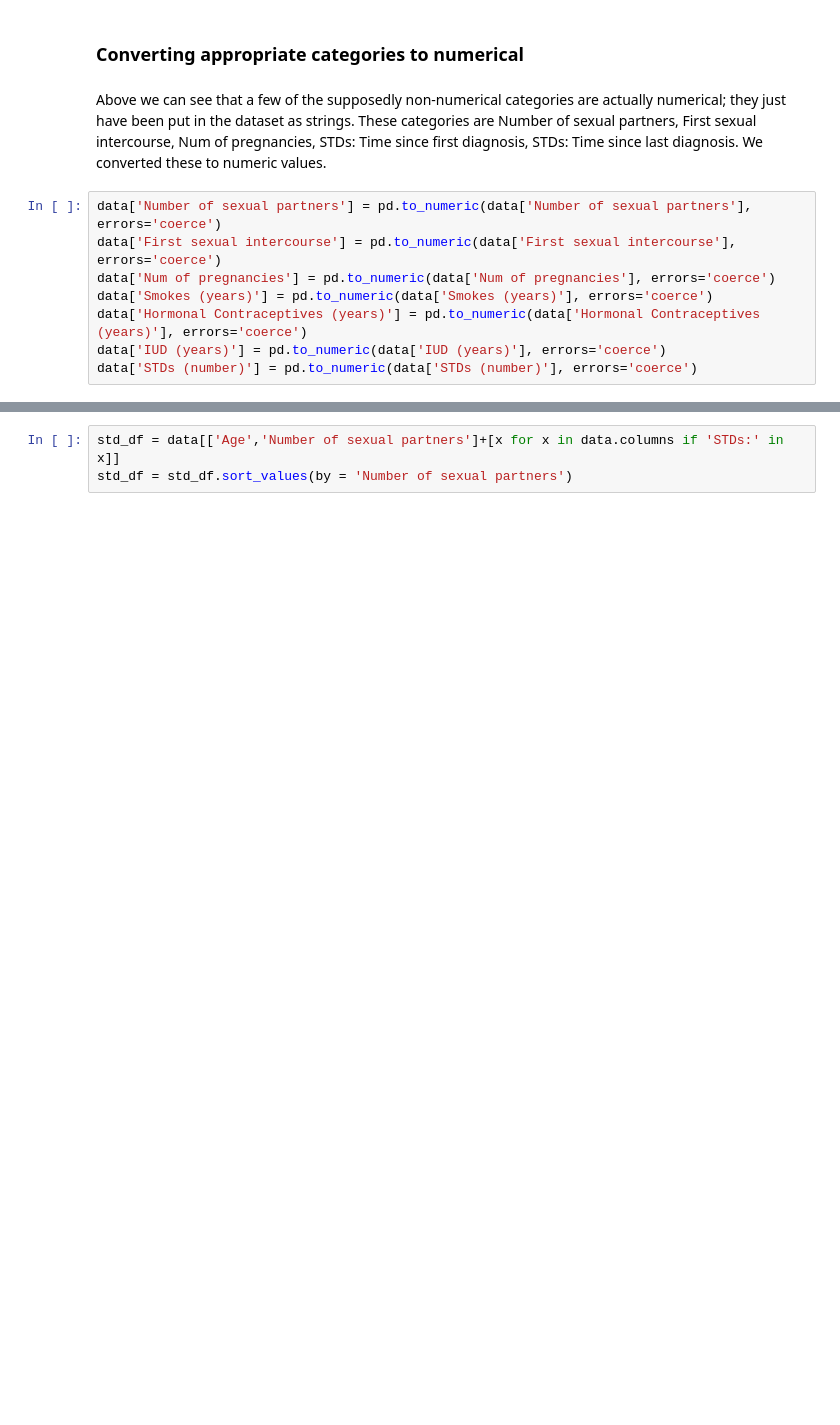
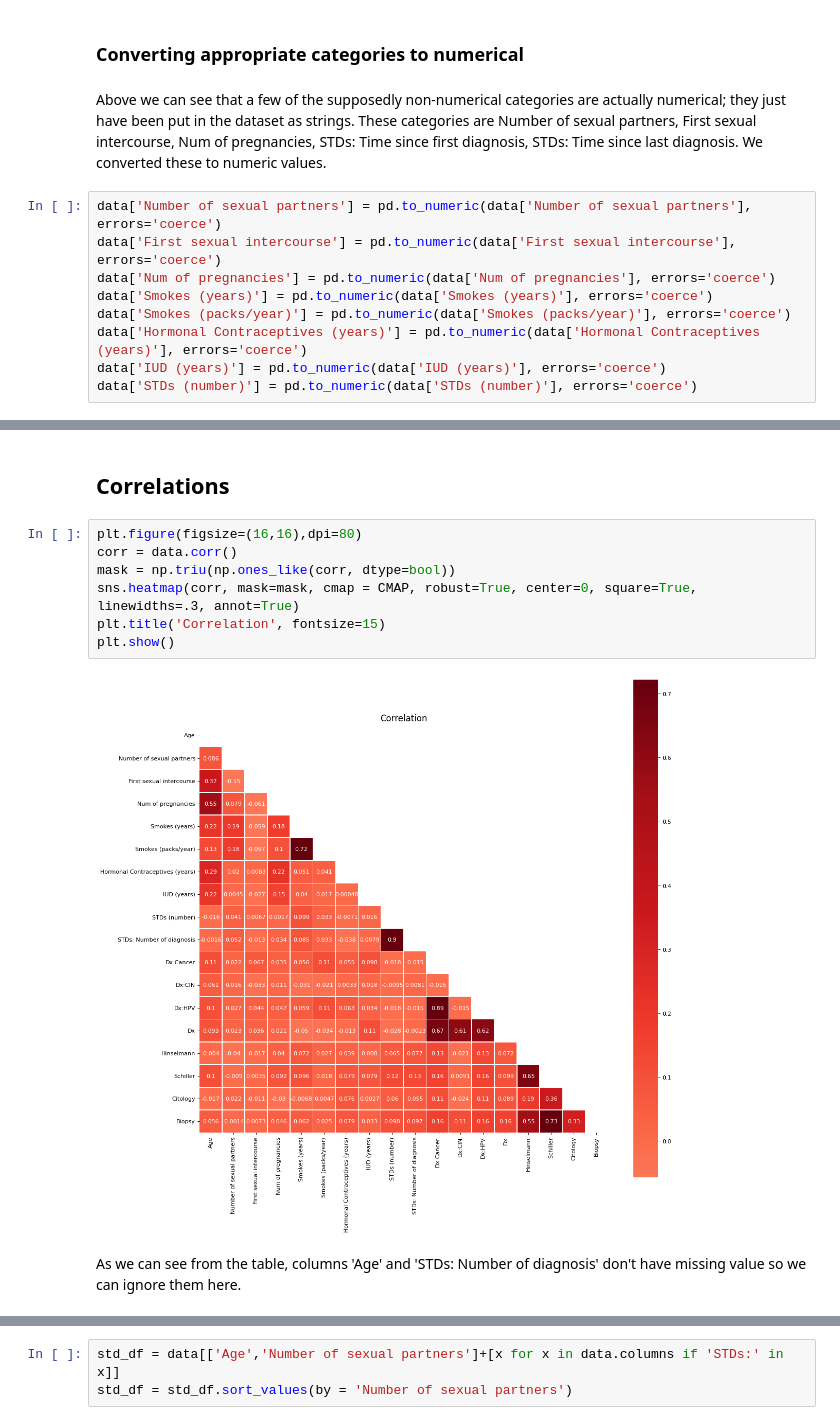
Before and after one commit to Shruti-Kaushal/Constructing-Risk-Profiles-for-Cervical-Cancer, a Jupyter notebook: Exploratory Analysis and Visualization.ipynb, the cells around one changed output, grey strips where cells are left out. Cells and saved outputs as stored; diff of their text form; blank space fills up the shorter version.

```diff
--- a/Exploratory Analysis and Visualization.ipynb
+++ b/Exploratory Analysis and Visualization.ipynb
@@ -113,6 +168,7 @@ data['Number of sexual partners'] = pd.to_numeric(data['Number of sexual partner
 data['First sexual intercourse'] = pd.to_numeric(data['First sexual intercourse'], errors='coerce')
 data['Num of pregnancies'] = pd.to_numeric(data['Num of pregnancies'], errors='coerce')
 data['Smokes (years)'] = pd.to_numeric(data['Smokes (years)'], errors='coerce')
+data['Smokes (packs/year)'] = pd.to_numeric(data['Smokes (packs/year)'], errors='coerce')
 data['Hormonal Contraceptives (years)'] = pd.to_numeric(data['Hormonal Contraceptives (years)'], errors='coerce')
 data['IUD (years)'] = pd.to_numeric(data['IUD (years)'], errors='coerce')
 data['STDs (number)'] = pd.to_numeric(data['STDs (number)'], errors='coerce')
@@ -136 +204,14 @@ plt.show()
+# %% [markdown]
+## Correlations
+# %%
+plt.figure(figsize=(16,16),dpi=80)
+corr = data.corr()
+mask = np.triu(np.ones_like(corr, dtype=bool))
+sns.heatmap(corr, mask=mask, cmap = CMAP, robust=True, center=0, square=True, linewidths=.3, annot=True)
+plt.title('Correlation', fontsize=15)
+plt.show()
+# %% [output]
+[figure, added]
+# %% [markdown]
+As we can see from the table, columns 'Age' and 'STDs: Number of diagnosis' don't have missing value so we can ignore them here.
 # %% [markdown]
```
Also changed, not shown: parts of 87 cells of this notebook.
